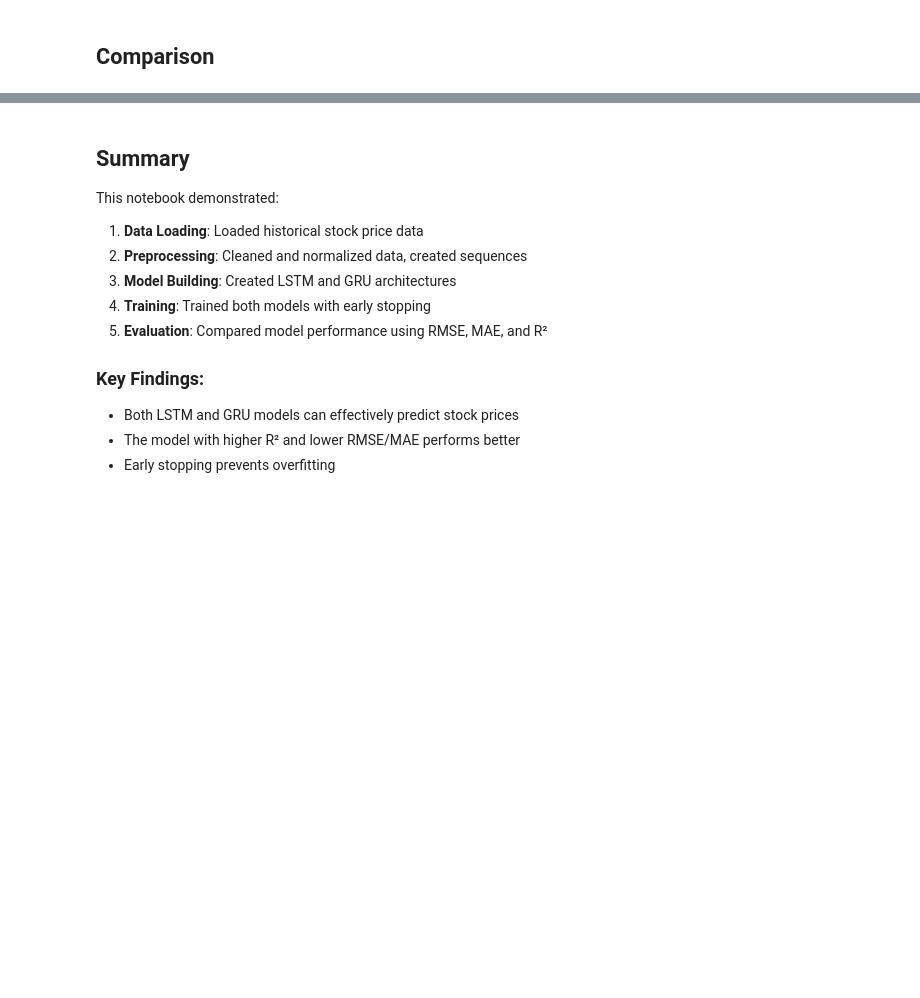
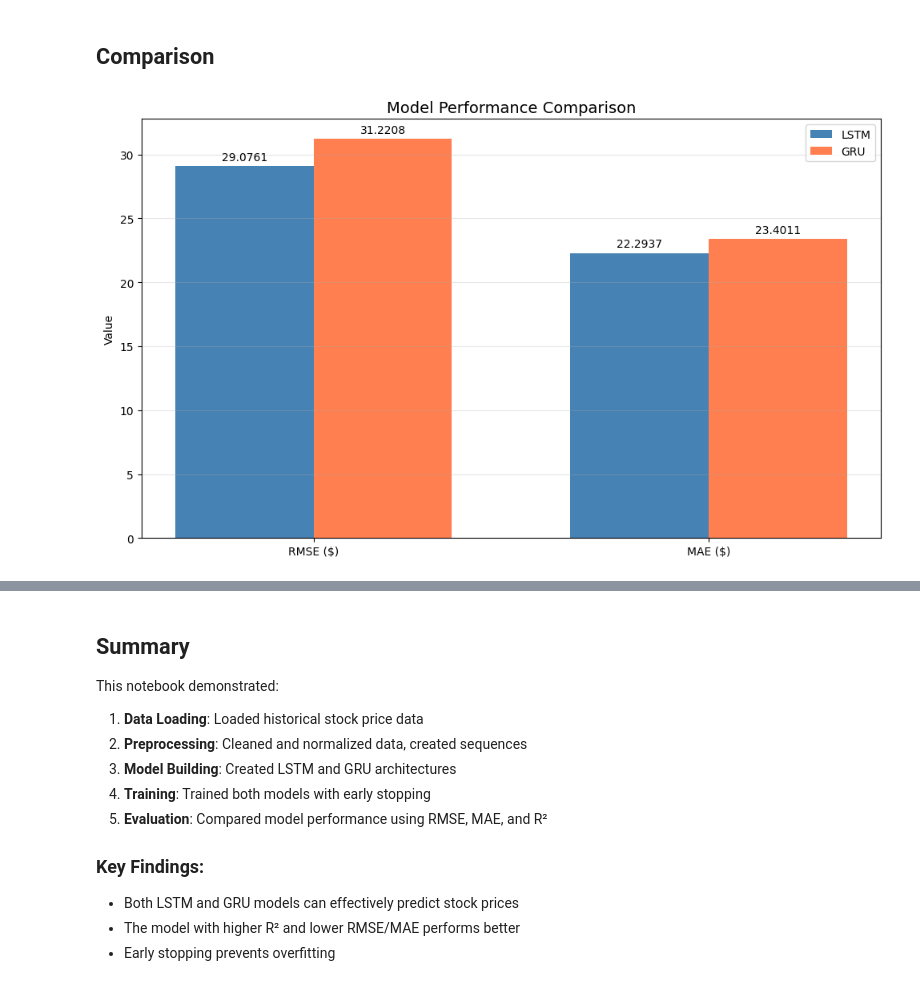
Before and after one commit to snehangshu2002/stock-lstm-gru, a Jupyter notebook: notebooks/analysis.ipynb, the cells around one changed output, grey strips where cells are left out. Drawn from its saved outputs; the diff is of its cells as text; code cells hidden in the pictures; blank space fills up the shorter version.

```diff
--- a/notebooks/analysis.ipynb
+++ b/notebooks/analysis.ipynb
@@ -156 +151,8 @@ df.head()
+# %%
+sequences = []
+targets = []
+
+for i in range(len(df) - 3):
+    sequences.append(df.iloc[i:i + 3])
+    targets.append(df.iloc[i + 3]['Close'])
 # %%
@@ -206,18 +445,20 @@ df_clean = clean_data(df)
 
 # Prepare data for training
 SEQUENCE_LENGTH = 60
-TRAIN_RATIO = 0.8
+TEST_RATIO = 0.2  # Changed from 0.8 to use 80% for training
 
 data = prepare_data(
     df_clean,
+    feature_columns=['Close', 'High', 'Low', 'Open', 'Volume'],
     target_column='Close',
     sequence_length=SEQUENCE_LENGTH,
-    train_ratio=TRAIN_RATIO
+    test_ratio=TEST_RATIO,
+    normalize=True
 )
 
 X_train, y_train = data['X_train'], data['y_train']
 X_test, y_test = data['X_test'], data['y_test']
-scaler = data['scaler']
+target_scaler = data['target_scaler']  # For inverse transforming predictions
 
 print(f"Training samples: {X_train.shape}")
 print(f"Test samples: {X_test.shape}")
@@ -230,6 +940,7 @@ from model_gru import create_gru_model
 # %%
 # Create LSTM model
-INPUT_SHAPE = (SEQUENCE_LENGTH, 1)
+NUM_FEATURES = len(['Close', 'High', 'Low', 'Open', 'Volume'])  # 5 features
+INPUT_SHAPE = (SEQUENCE_LENGTH, NUM_FEATURES)
 
 lstm_model = create_lstm_model(
     input_shape=INPUT_SHAPE,
@@ -319,12 +1110,12 @@ plt.show()
 # %% [markdown]
 ## Evaluation
 # %%
-# Evaluate LSTM model
-from model_lstm import evaluate_lstm_model
-from model_gru import evaluate_gru_model
+# # Evaluate LSTM model
+# from model_lstm import evaluate_lstm_model
+# from model_gru import evaluate_gru_model
 
-lstm_results = evaluate_lstm_model(lstm_model, X_test, y_test, scaler)
-gru_results = evaluate_gru_model(gru_model, X_test, y_test, scaler)
+lstm_results = evaluate_lstm_model(lstm_model, X_test, y_test, target_scaler)
+gru_results = evaluate_gru_model(gru_model, X_test, y_test, target_scaler)
 
 print("=" * 50)
 print("LSTM Model Evaluation:")
@@ -365,43 +1170,45 @@ plt.show()
 ## Comparison
 # %%
 # Compare metrics side by side
-metrics = ['RMSE', 'MAE', 'R²']
-lstm_values = [lstm_results['rmse'], lstm_results['mae'], lstm_results['r2']]
-gru_values = [gru_results['rmse'], gru_results['mae'], gru_results['r2']]
+metrics = ['RMSE', 'MAE']  # Only plot RMSE and MAE (R² is on different scale)
+lstm_values = [lstm_results['rmse'], lstm_results['mae']]
+gru_values = [gru_results['rmse'], gru_results['mae']]
 
 x = np.arange(len(metrics))
 width = 0.35
 
 fig, ax = plt.subplots(figsize=(10, 6))
-bars1 = ax.bar(x - width/2, lstm_values[:2], width, label='LSTM', color='steelblue')
-bars2 = ax.bar(x + width/2, gru_values[:2], width, label='GRU', color='coral')
+bars1 = ax.bar(x - width/2, lstm_values, width, label='LSTM', color='steelblue')
+bars2 = ax.bar(x + width/2, gru_values, width, label='GRU', color='coral')
 
 ax.set_ylabel('Value')
 ax.set_title('Model Performance Comparison', fontsize=14)
 ax.set_xticks(x)
 ax.set_xticklabels(['RMSE ($)', 'MAE ($)'])
 ax.legend()
 ax.grid(True, alpha=0.3, axis='y')
 
 # Add value labels
 for bar in bars1:
     height = bar.get_height()
     ax.annotate(f'{height:.4f}',
                 xy=(bar.get_x() + bar.get_width() / 2, height),
                 xytext=(0, 3),
                 textcoords="offset points",
                 ha='center', va='bottom')
 
 for bar in bars2:
     height = bar.get_height()
     ax.annotate(f'{height:.4f}',
                 xy=(bar.get_x() + bar.get_width() / 2, height),
                 xytext=(0, 3),
                 textcoords="offset points",
                 ha='center', va='bottom')
 
 plt.tight_layout()
 plt.show()
+# %% [output]
+[figure, added]
 # %%
 # R² comparison
 fig, ax = plt.subplots(figsize=(8, 6))
```
Also changed, not shown: parts of 29 cells of this notebook.
